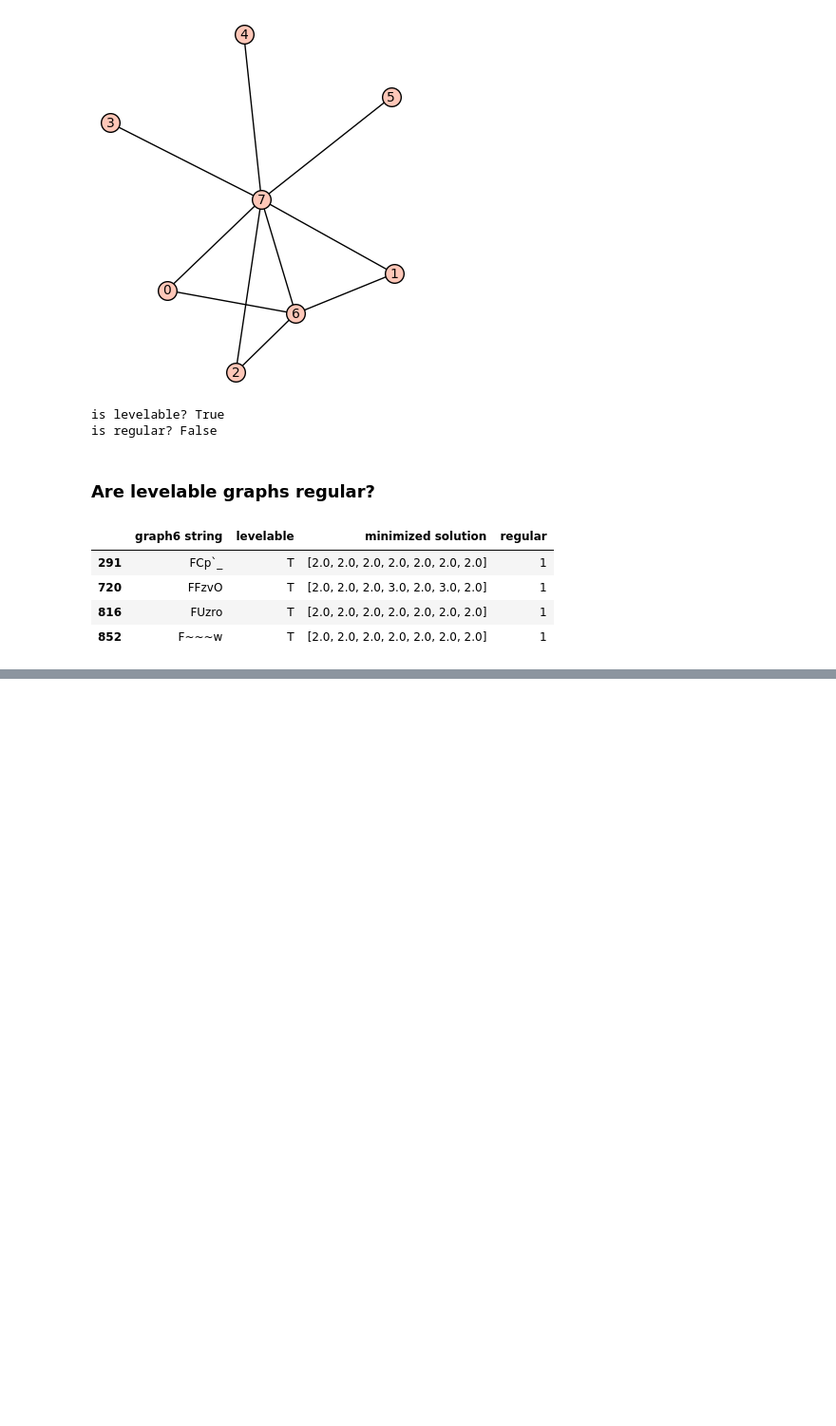
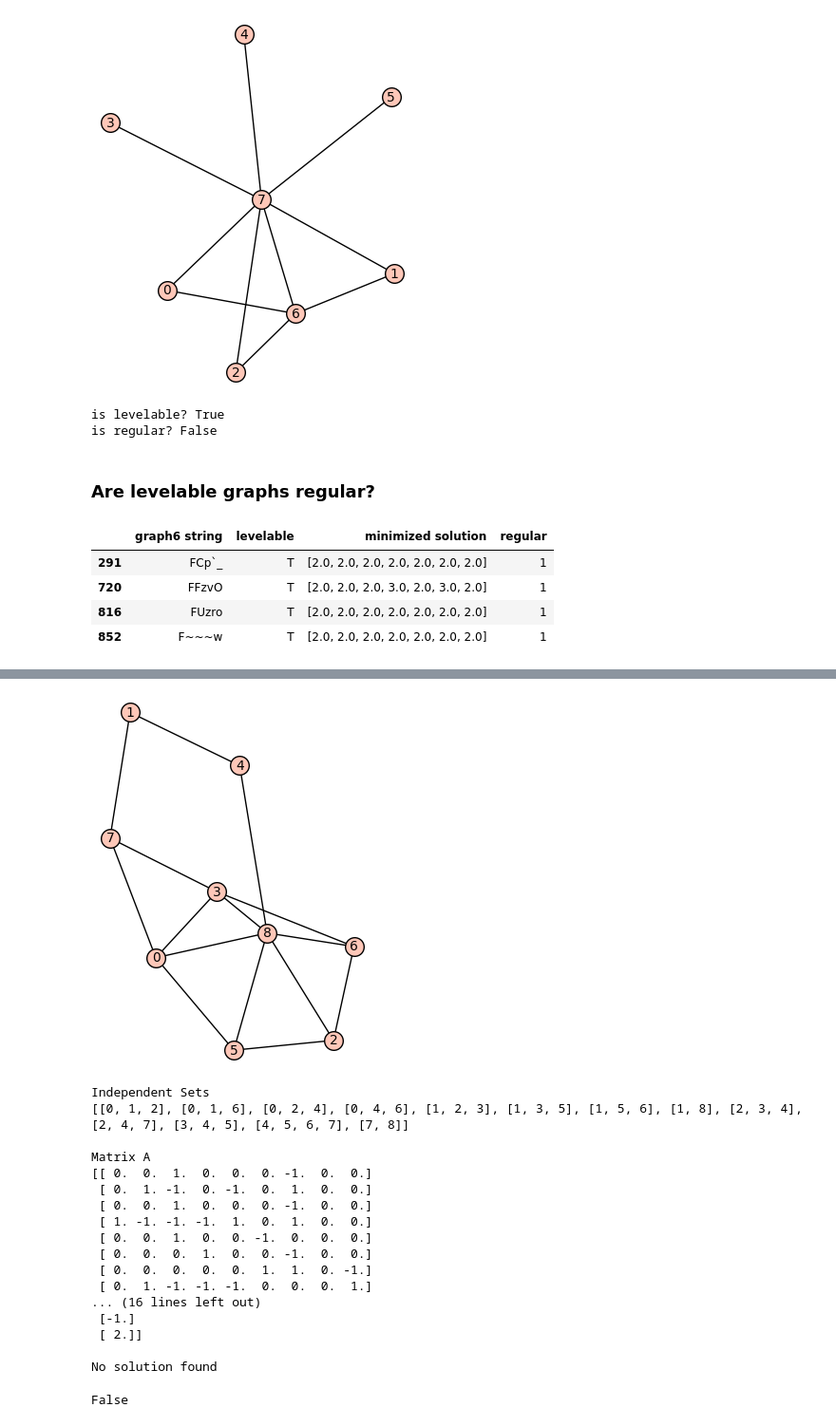
Before and after one commit to michael-chong/levelable, a Jupyter notebook: levelable_analysis.ipynb, the cells around one changed output, grey strips where cells are left out. Shown at 95% size. Drawn from its saved outputs; the diff is of its cells as text; code cells hidden in the pictures; blank space fills up the shorter version.

```diff
--- a/levelable_analysis.ipynb
+++ b/levelable_analysis.ipynb
@@ -87,7 +87,7 @@ def is_levelable(g6s, verbose = False):
             print B
 
         # Solve the system
-        p.solve()
+        p.solve(maximzation = True)
 
     except:
 
@@ -355,0 +375,22 @@ df2[df2.regular == 1]
+# %%
+is_levelable(g, verbose = True)
+# %% [output]
+[figure, added]
+Independent Sets
+[[0, 1, 2], [0, 1, 6], [0, 2, 4], [0, 4, 6], [1, 2, 3], [1, 3, 5], [1, 5, 6], [1, 8], [2, 3, 4], [2, 4, 7], [3, 4, 5], [4, 5, 6, 7], [7, 8]]
+
+Matrix A
+[[ 0.  0.  1.  0.  0.  0. -1.  0.  0.]
+ [ 0.  1. -1.  0. -1.  0.  1.  0.  0.]
+ [ 0.  0.  1.  0.  0.  0. -1.  0.  0.]
+ [ 1. -1. -1. -1.  1.  0.  1.  0.  0.]
+ [ 0.  0.  1.  0.  0. -1.  0.  0.  0.]
+ [ 0.  0.  0.  1.  0.  0. -1.  0.  0.]
+ [ 0.  0.  0.  0.  0.  1.  1.  0. -1.]
+ [ 0.  1. -1. -1. -1.  0.  0.  0.  1.]
+... (16 lines left out)
+ [-1.]
+ [ 2.]]
+
+No solution found
+False
```
Also changed, not shown: parts of 5 cells of this notebook.
